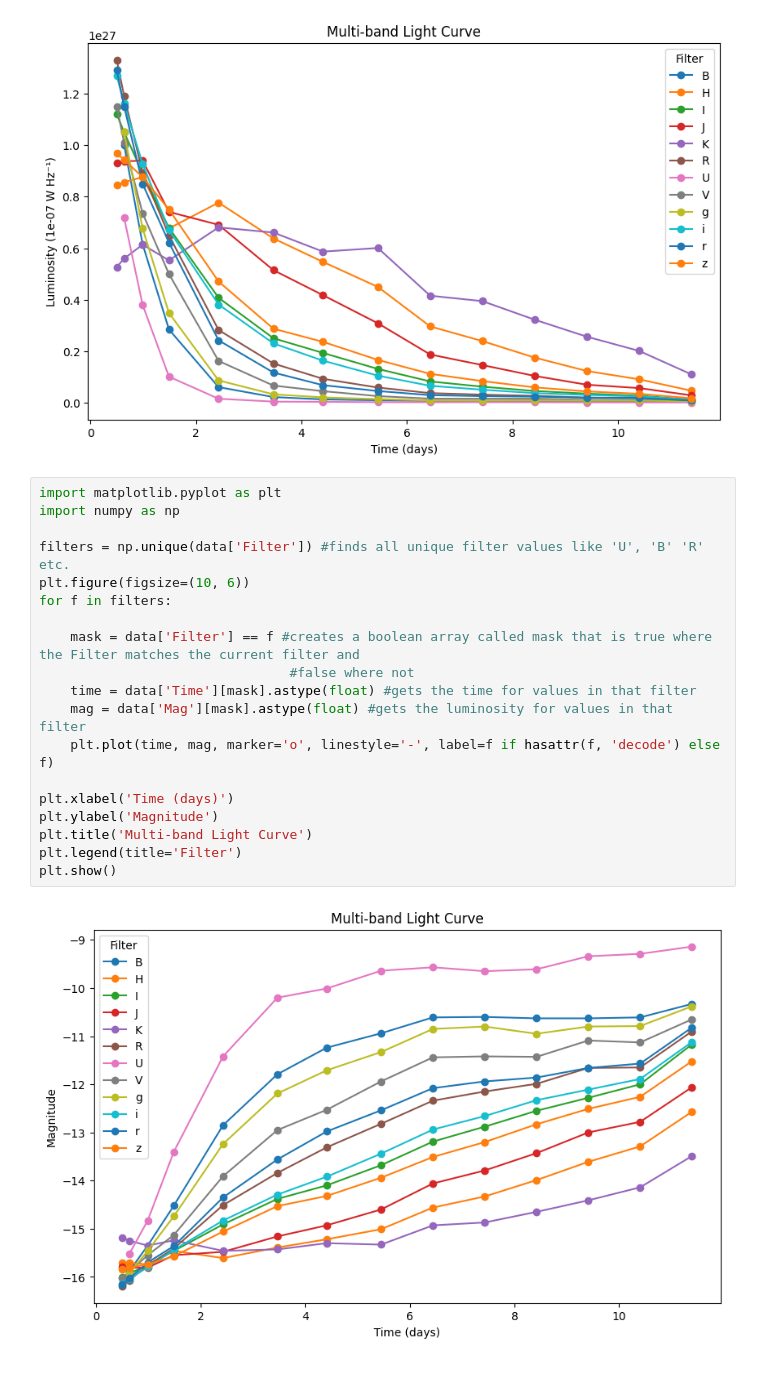
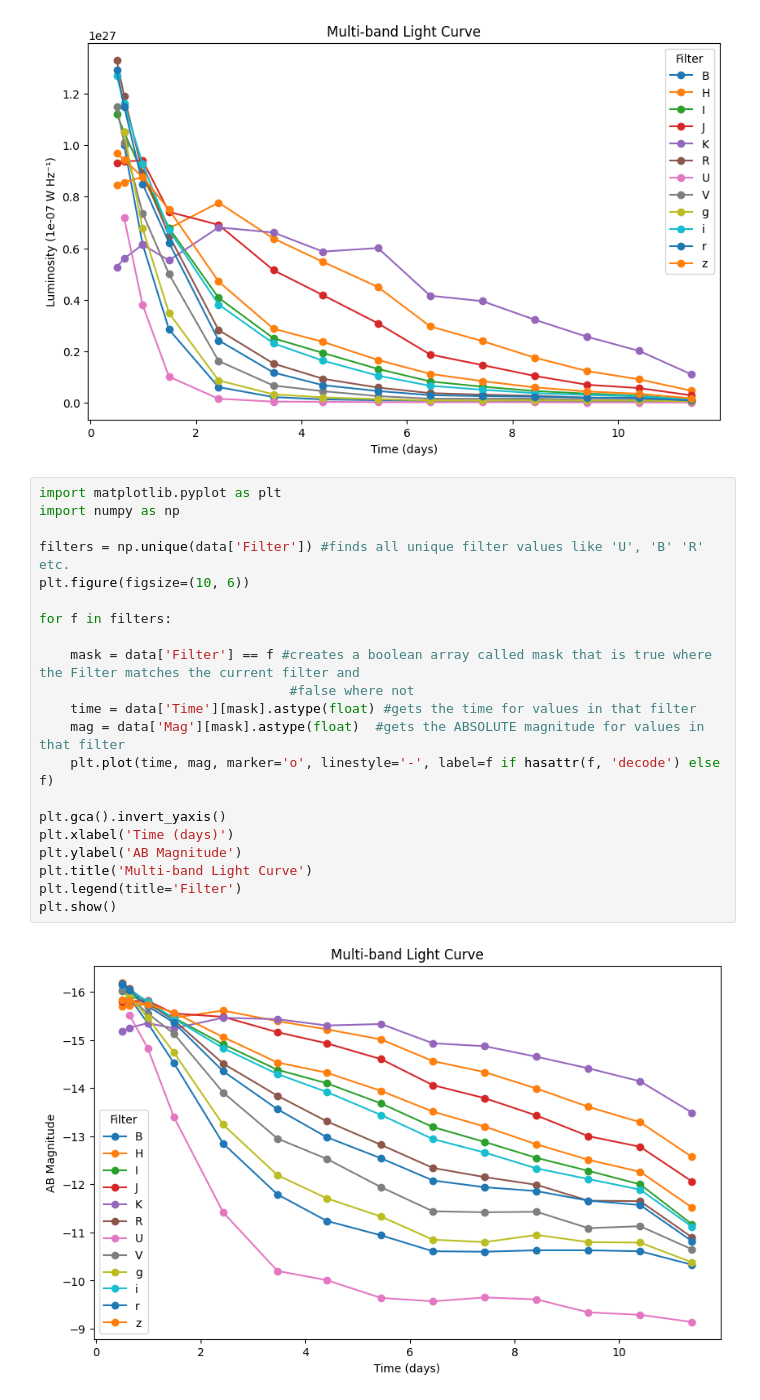
Before and after one commit to fa22991/Modeling-kilonovae-based-on-at2017gfo-, a Jupyter notebook: lightcurve.ipynb, the cells around one changed output. Cells and saved outputs as stored; diff of their text form.

```diff
--- a/lightcurve.ipynb
+++ b/lightcurve.ipynb
@@ -30,21 +30,23 @@ plt.show()
 # %%
 import matplotlib.pyplot as plt
 import numpy as np
 
 filters = np.unique(data['Filter']) #finds all unique filter values like 'U', 'B' 'R' etc.
 plt.figure(figsize=(10, 6))
+
 for f in filters:
 
     mask = data['Filter'] == f #creates a boolean array called mask that is true where the Filter matches the current filter and
                                 #false where not
     time = data['Time'][mask].astype(float) #gets the time for values in that filter
-    mag = data['Mag'][mask].astype(float) #gets the luminosity for values in that filter
+    mag = data['Mag'][mask].astype(float)  #gets the ABSOLUTE magnitude for values in that filter
     plt.plot(time, mag, marker='o', linestyle='-', label=f if hasattr(f, 'decode') else f)
 
+plt.gca().invert_yaxis()
 plt.xlabel('Time (days)')
-plt.ylabel('Magnitude')
+plt.ylabel('AB Magnitude')
 plt.title('Multi-band Light Curve')
 plt.legend(title='Filter')
 plt.show()
 # %% [output]
-[figure, old version]
+[figure, new version]
```
Also changed, not shown: parts of 1 cell of this notebook.
